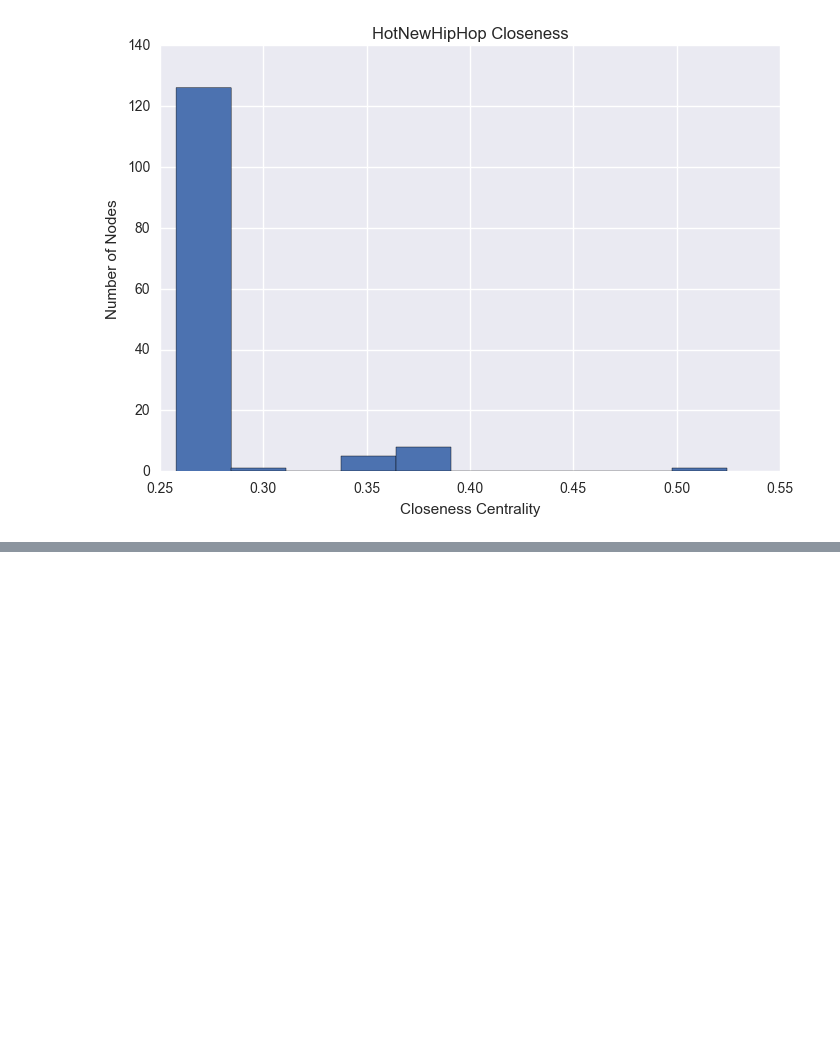
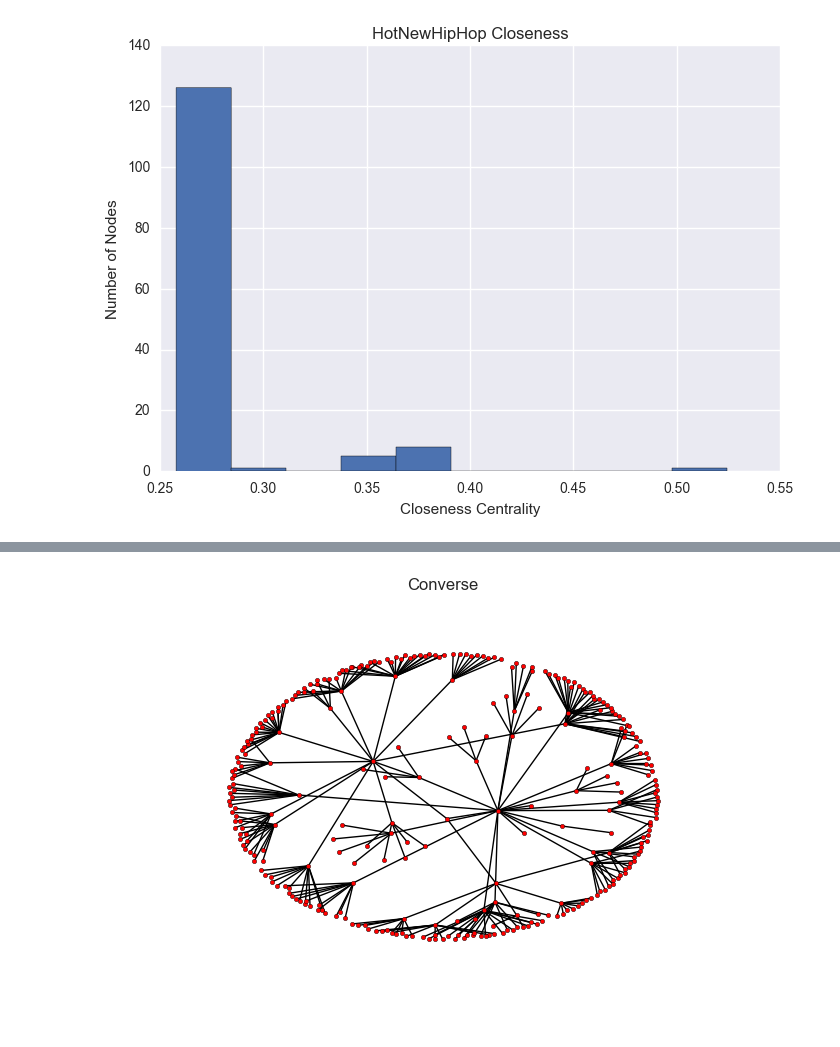
Before and after one commit to jrs33/Converse_Product_Launch, a Jupyter notebook: stan_smiths.ipynb, the cells around one changed output, grey strips where cells are left out. Cells and saved outputs as stored; diff of their text form; code cells hidden in the pictures; blank space fills up the shorter version.

```diff
--- a/stan_smiths.ipynb
+++ b/stan_smiths.ipynb
@@ -1089,0 +1138,15 @@ stan_klout[stan_klout['Author'] == '@HotNewHipHop']
+# %%
+network_df_Converse = pd.read_csv("network_df_Converse.csv", encoding = "ISO-8859-1")
+
+Converse_chuck_graph = nx.from_pandas_dataframe(network_df_Converse,
+                                 source = 'followed_by',
+                                 target = 'being_followed',
+                                 edge_attr = ['followers', 'num_favorites', 'num_lists'])
+
+%matplotlib inline
+nx.draw(Converse_chuck_graph, node_size = 10)
+plt.title('Converse')
+
+plt.show()
+# %% [output]
+[figure, added]
```
Also changed, not shown: parts of 24 cells of this notebook.
